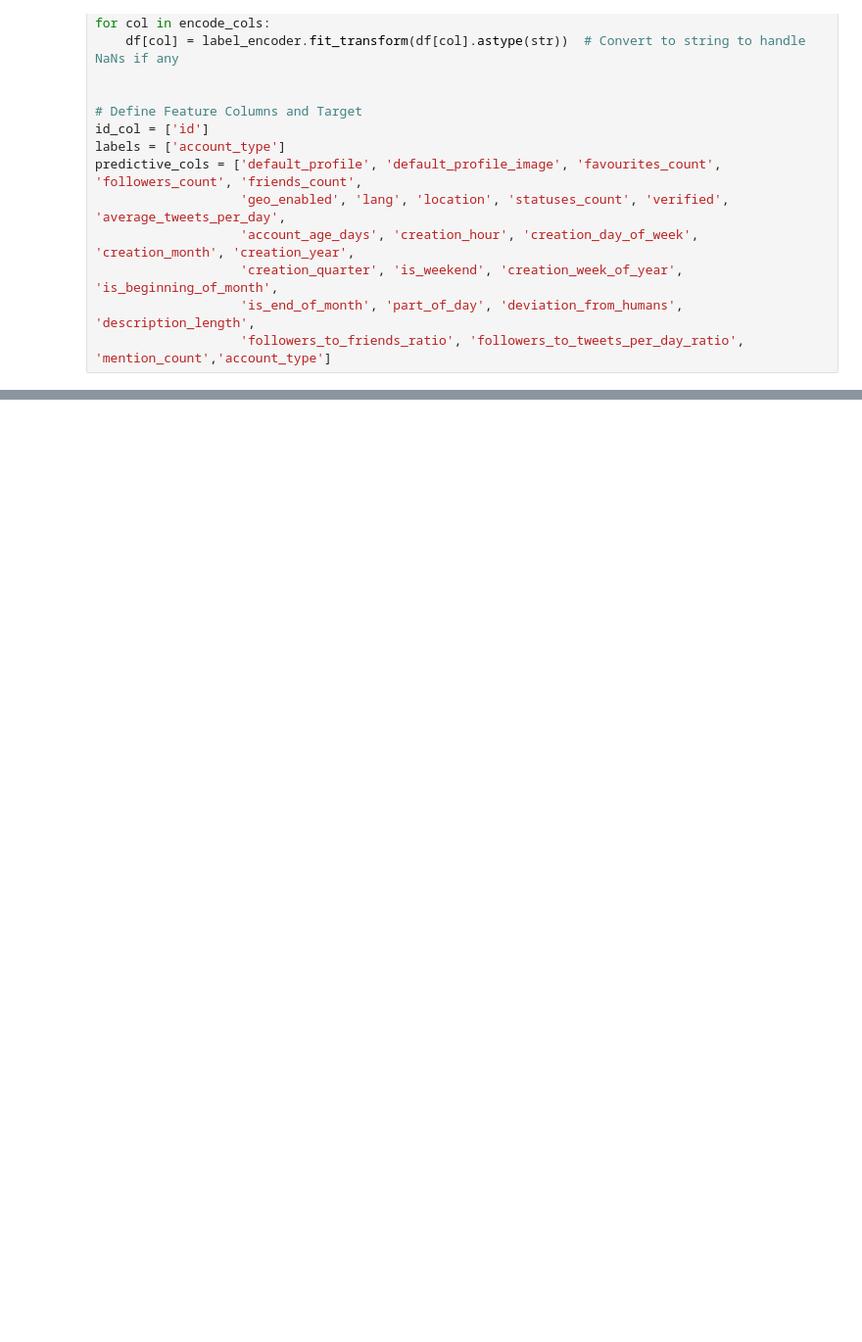
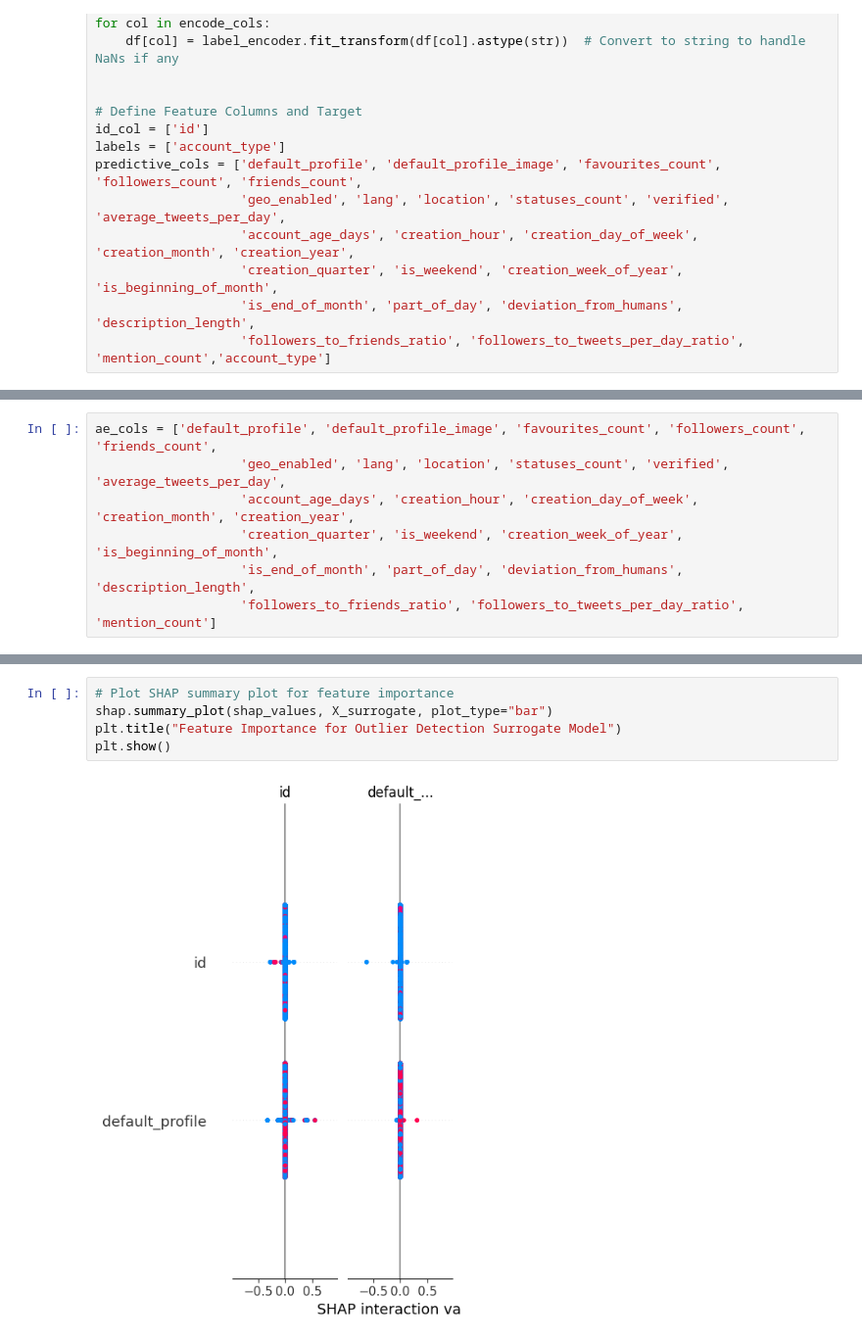
Before and after one commit to wennwei/bt4222, a Jupyter notebook: 4_models.ipynb, the cells around one changed output, grey strips where cells are left out. Shown: that part at 98% size. Saved outputs shown, nothing was run; the diff lists cells and outputs as text; blank space fills up the shorter version.

```diff
--- a/4_models.ipynb
+++ b/4_models.ipynb
@@ -759,0 +1052,7 @@ best_auc_trial[['test_auc','threshold_0.5_auc_test','threshold_0.8_auc_test',
+# %%
+ae_cols = ['default_profile', 'default_profile_image', 'favourites_count', 'followers_count', 'friends_count',
+                   'geo_enabled', 'lang', 'location', 'statuses_count', 'verified', 'average_tweets_per_day',
+                   'account_age_days', 'creation_hour', 'creation_day_of_week', 'creation_month', 'creation_year',
+                   'creation_quarter', 'is_weekend', 'creation_week_of_year', 'is_beginning_of_month',
+                   'is_end_of_month', 'part_of_day', 'deviation_from_humans', 'description_length',
+                   'followers_to_friends_ratio', 'followers_to_tweets_per_day_ratio', 'mention_count']
@@ -759,0 +1250,7 @@ best_auc_trial[['test_auc','threshold_0.5_auc_test','threshold_0.8_auc_test',
+# %%
+# Plot SHAP summary plot for feature importance
+shap.summary_plot(shap_values, X_surrogate, plot_type="bar")
+plt.title("Feature Importance for Outlier Detection Surrogate Model")
+plt.show()
+# %% [output]
+[figure, added]
```
Also changed, not shown: parts of 23 cells of this notebook, 6 other files.
